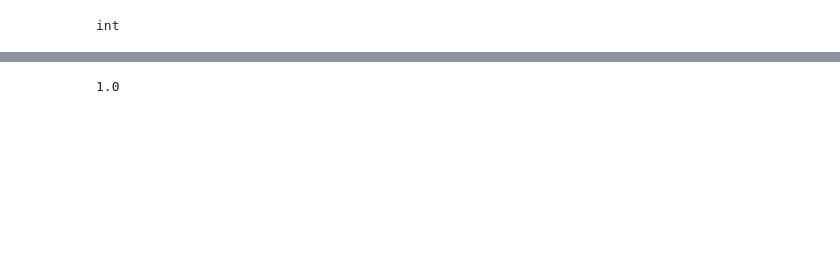
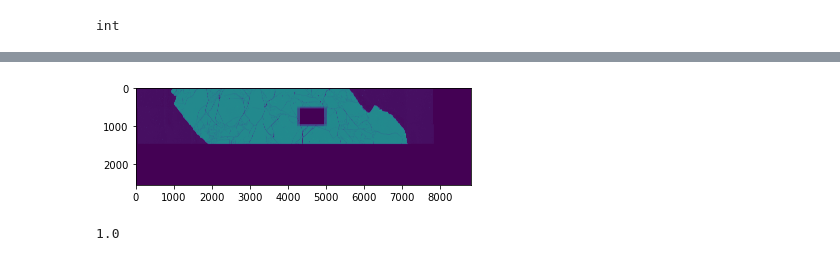
Before and after one commit to IExistSometimes/TIFF-An-y, a Jupyter notebook: Stitcher.ipynb, the cells around one changed output, grey strips where cells are left out. Cells and saved outputs as stored; diff of their text form; code cells hidden in the pictures; blank space fills up the shorter version.

```diff
--- a/Stitcher.ipynb
+++ b/Stitcher.ipynb
@@ -375,0 +416,7 @@ def propagate_brightness(start_tile_number):
+# %%
+ims_reshaped = ims.copy()
+ims_reshaped = np.reshape(ims_reshaped, (vertical_number, horizontal_number, ims[0].shape[0], ims[0].shape[1]))
+ims_brightened_overall = np.zeros((vertical_number, horizontal_number, ims[0].shape[0], ims[0].shape[1]))
+for i in range(vertical_number):
+    for j in range(horizontal_number):
+        ims_brightened_overall[i,j] = ims_reshaped[i,j]*overall_brightness_tracker[i,j]
@@ -411,4 +471,3 @@ for i in range(brightness_tracker.shape[0]):
 # %%
-for i in range(brightness_tracker.shape[0]):
-    print(brightness_tracker[i])
+get_brightness_factor(get_tile_point(7), get_tile_point(8))
 # %% [output]
@@ -426,4 +477,3 @@ for i in range(brightness_tracker.shape[0]):
 # %%
-for i in range(brightness_tracker.shape[0]):
-    print(brightness_tracker[i])
+get_brightness_factor(get_tile_point(19), get_tile_point(8))
 # %% [output]
@@ -545,7 +573,7 @@ if guidelines == 1:
 
 
 
-tiles = ims_brightened
+tiles = ims_brightened_overall.reshape(horizontal_number*vertical_number, ims[0].shape[0], ims[0].shape[1])
 for k in range(horizontal_number*(vertical_number-starting_row)): #index switching here is to cope with non-zero starting row
     i = (horizontal_number*starting_row)+k
     tile_horizontal_position = get_tile_x(i)
@@ -587,9 +615,11 @@ NameError: name 'Audio' is not defined
 # %%
 stitched_boosted = stitched*65535
 to_save = stitched_boosted.astype(np.uint16)
-#plt.imshow(stitched)
+plt.imshow(stitched)
 to_save = Image.fromarray(to_save)
-to_save.save('brightness_checker_stitch.png')
+to_save.save('brightness_checker_stitch_2.png')
+# %% [output]
+[figure, added]
 # %%
 np.ceil(1)
 # %% [output]
```
Also changed, not shown: parts of 30 cells of this notebook, 2 other files.
